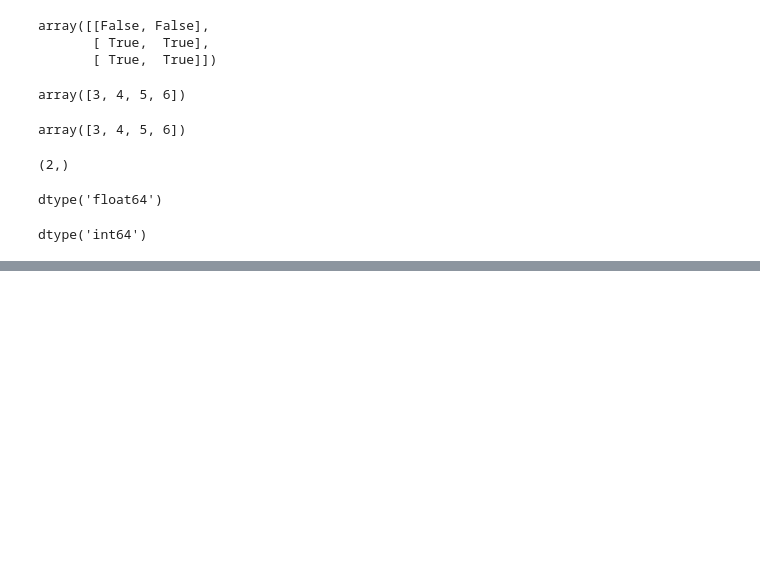
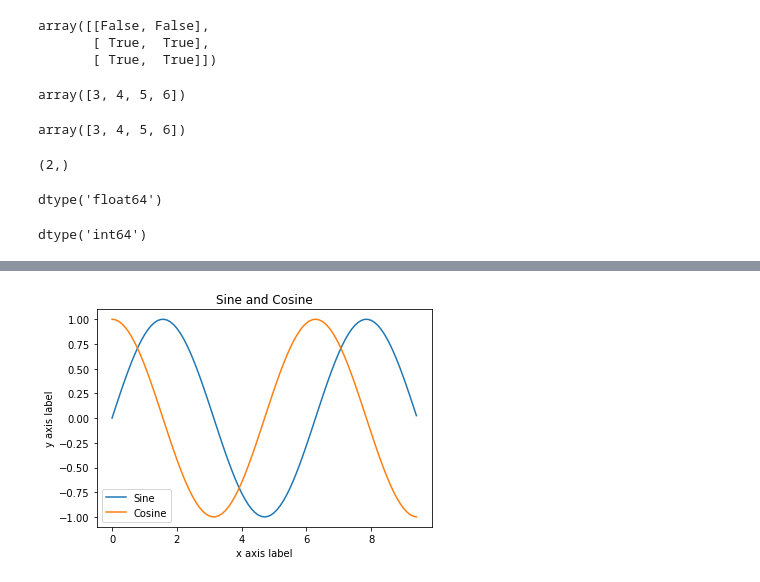
Before and after one commit to ftconan/numpy_tutorial, a Jupyter notebook: python_numpy.ipynb, the cells around one changed output, grey strips where cells are left out. Drawn from its saved outputs; the diff is of its cells as text; code cells hidden in the pictures; blank space fills up the shorter version.

```diff
--- a/python_numpy.ipynb
+++ b/python_numpy.ipynb
@@ -537,0 +766,17 @@ dtype('int64')
+# %%
+import numpy as np
+import matplotlib.pyplot as plt
+
+x = np.arange(0, 3 * np.pi, 0.1)
+y_sin = np.sin(x)
+y_cos = np.cos(x)
+
+plt.plot(x, y_sin)
+plt.plot(x, y_cos)
+plt.xlabel('x axis label')
+plt.ylabel('y axis label')
+plt.title('Sine and Cosine')
+plt.legend(['Sine', 'Cosine'])
+plt.show()
+# %% [output]
+[figure, added]
```
Also changed, not shown: parts of 40 cells of this notebook, 3 other files.
